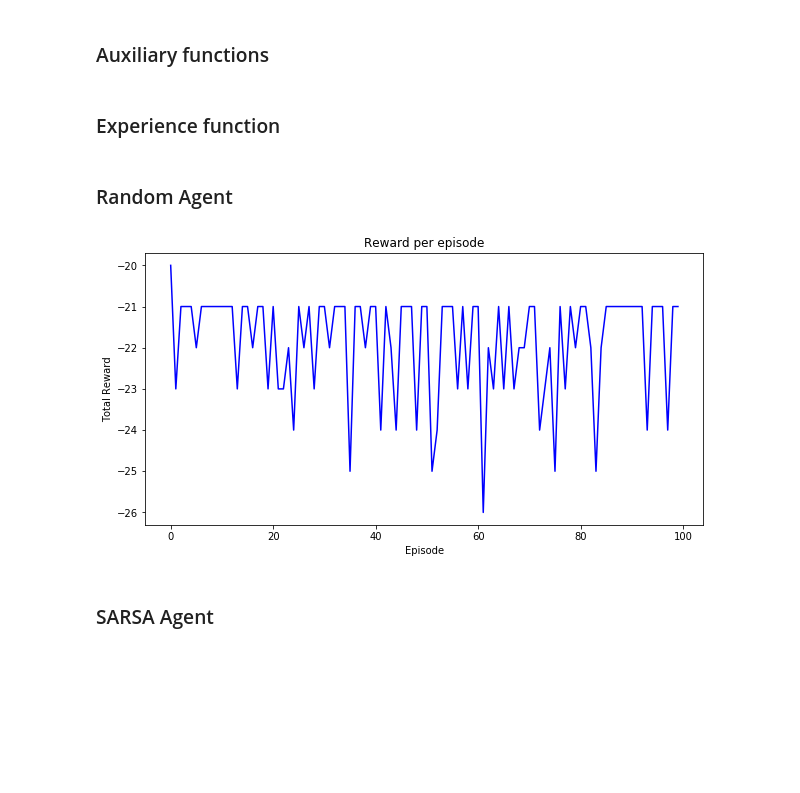
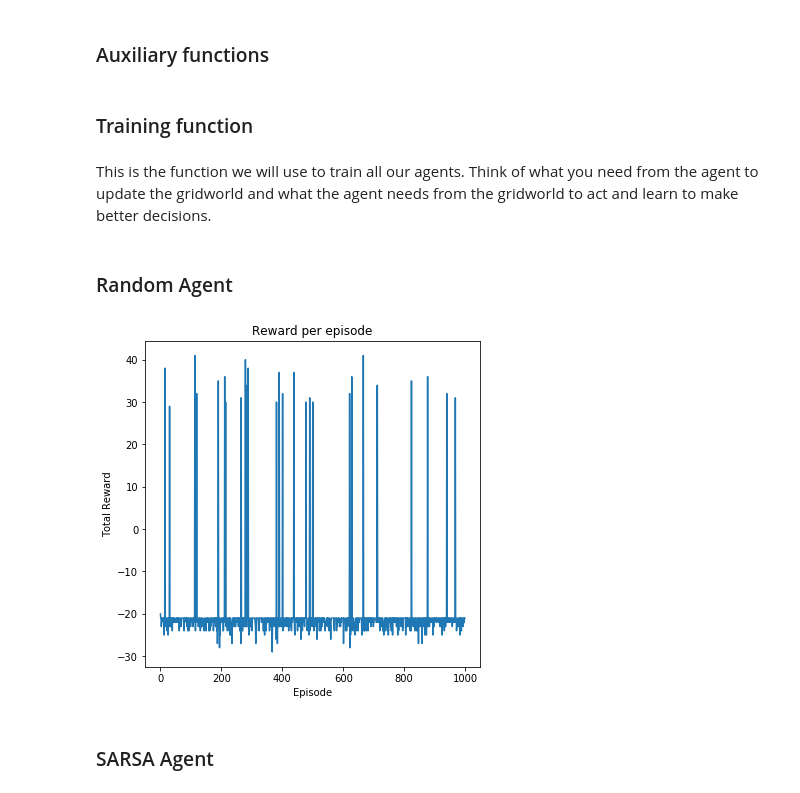
Before and after one commit to bambschool/BAMB2023, a Jupyter notebook: 3-reinforcement_learning/tutorial_3B_RL-solutions.ipynb, the cells around one changed output. Drawn from its saved outputs; the diff is of its cells as text; code cells hidden in the pictures; blank space fills up the shorter version.

```diff
--- a/3-reinforcement_learning/tutorial_3B_RL-solutions.ipynb
+++ b/3-reinforcement_learning/tutorial_3B_RL-solutions.ipynb
@@ -125,11 +129,11 @@ def plot_reward_per_episode(reward_per_episode, ax=None):
     # Plot rewards
     if ax is None:
         _, ax = plt.subplots(figsize=(6, 6))
-    ax.plot(reward_per_episode,'b')
-    ax.title("Reward per episode")
-    ax.xlabel("Episode")
-    ax.ylabel("Total Reward")
-    ax.show()
+        ax.set_title("Reward per episode")
+        ax.set_xlabel("Episode")
+        ax.set_ylabel("Total Reward")
+    ax.plot(reward_per_episode)
+    # plt.show()
 
 def plot_q_table(agent, action_space):
     # plot q_table
@@ -144,7 +148,9 @@ def plot_q_table(agent, action_space):
             a.set_title(titles[i_a])
     plt.show()
 # %% [markdown]
-### Experience function
+### Training function
+# %% [markdown]
+This is the function we will use to train all our agents. Think of what you need from the agent to update the gridworld and what the agent needs from the gridworld to act and learn to make better decisions.
 # %%
 def train_agent(agent, grid_size=5, start=(0, 0), goal=(4, 4), obstacles=[(x, 3) for x in range(3)],
                 max_num_tr=100, render_flag=False, render_trial=20, max_steps_per_trial=50):
@@ -206,22 +212,22 @@ class Random:
 # %%
 action_space = [0, 1, 2, 3, 4]  # up, right, down, left
 agent = Random(action_space=action_space)
 grid_size = 5
 start = (0, 0)
 goal = (grid_size - 1, grid_size - 1)
 obstacles = [(x, grid_size-2) for x in range(grid_size-2)]
-max_num_tr = 100
+max_num_tr = 1000
 render_flag = True
 render_trial = 10000
 max_steps_per_trial = 20
 reward_per_episode_random =\
       train_agent(agent=agent, grid_size=grid_size, start=start, goal=goal,
                   obstacles=obstacles, max_num_tr=max_num_tr,
                   render_flag=render_flag, render_trial=render_trial,
                   max_steps_per_trial=max_steps_per_trial)
 plot_reward_per_episode(reward_per_episode_random)
 # %% [output]
-[figure, old version]
+[figure, new version]
 # %% [markdown]
 ### SARSA Agent
 # %%
```
Also changed, not shown: parts of 6 cells of this notebook.
